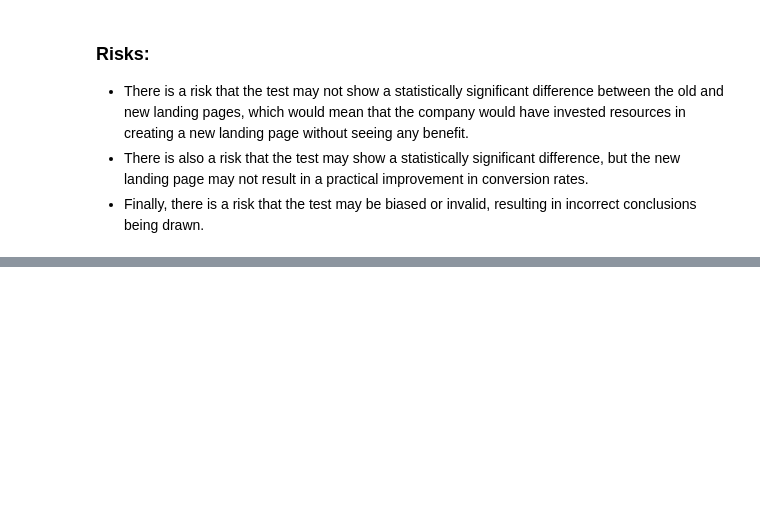
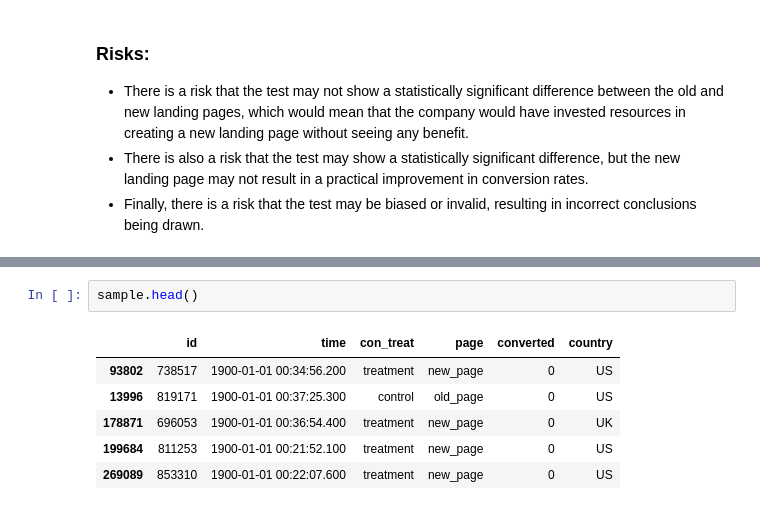
Before and after one commit to mdushetwar/E-commerce-A-B-Testing, a Jupyter notebook: AB_testing.ipynb, the cells around one changed output, grey strips where cells are left out. Cells and saved outputs as stored; diff of their text form; blank space fills up the shorter version.

```diff
--- a/AB_testing.ipynb
+++ b/AB_testing.ipynb
@@ -236,0 +255,9 @@ NameError: name 'data' is not defined
+# %%
+sample.head()
+# %% [output]
+|  | id | time | con_treat | page | converted | country |
+| 93802 | 738517 | 1900-01-01 00:34:56.200 | treatment | new_page | 0 | US |
+| 13996 | 819171 | 1900-01-01 00:37:25.300 | control | old_page | 0 | US |
+| 178871 | 696053 | 1900-01-01 00:36:54.400 | treatment | new_page | 0 | UK |
+| 199684 | 811253 | 1900-01-01 00:21:52.100 | treatment | new_page | 0 | US |
+| 269089 | 853310 | 1900-01-01 00:22:07.600 | treatment | new_page | 0 | US |
```
Also changed, not shown: parts of 8 cells of this notebook.
